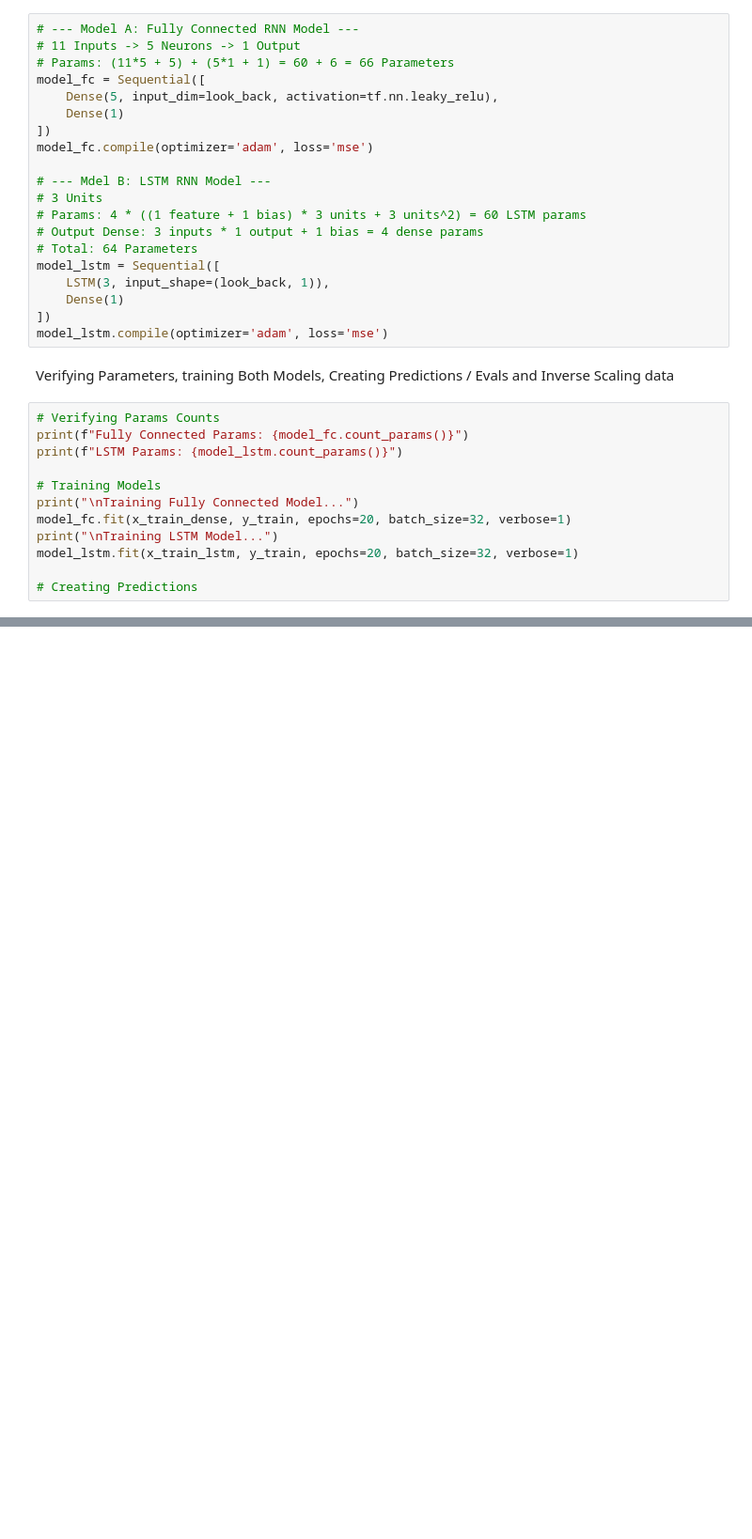
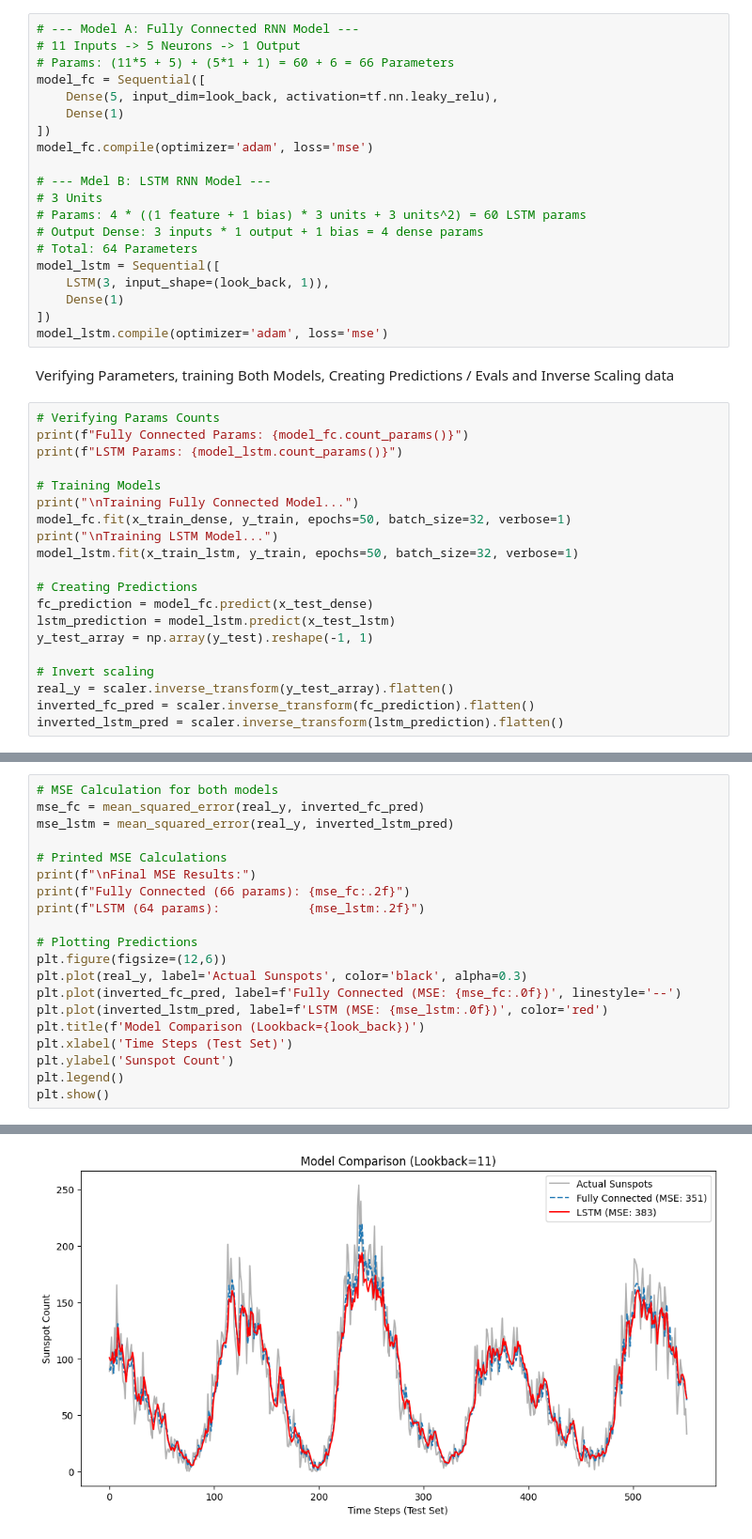
Before and after one commit to gregory-dort/machine-learning-fall25, a Jupyter notebook: rnn-models/rnn.ipynb, the cells around one changed output, grey strips where cells are left out. Shown: that part at 94% size. Saved outputs shown, nothing was run; the diff lists cells and outputs as text; blank space fills up the shorter version.

Commit message:
Completed code for rnn models

```diff
--- a/rnn-models/rnn.ipynb
+++ b/rnn-models/rnn.ipynb
@@ -81,8 +81,16 @@ print(f"LSTM Params: {model_lstm.count_params()}")
 
 # Training Models
 print("\nTraining Fully Connected Model...")
-model_fc.fit(x_train_dense, y_train, epochs=20, batch_size=32, verbose=1)
+model_fc.fit(x_train_dense, y_train, epochs=50, batch_size=32, verbose=1)
 print("\nTraining LSTM Model...")
-model_lstm.fit(x_train_lstm, y_train, epochs=20, batch_size=32, verbose=1)
+model_lstm.fit(x_train_lstm, y_train, epochs=50, batch_size=32, verbose=1)
 
 # Creating Predictions
+fc_prediction = model_fc.predict(x_test_dense)
+lstm_prediction = model_lstm.predict(x_test_lstm)
+y_test_array = np.array(y_test).reshape(-1, 1)
+
+# Invert scaling
+real_y = scaler.inverse_transform(y_test_array).flatten()
+inverted_fc_pred = scaler.inverse_transform(fc_prediction).flatten()
+inverted_lstm_pred = scaler.inverse_transform(lstm_prediction).flatten()
@@ -88,0 +117,21 @@ model_lstm.fit(x_train_lstm, y_train, epochs=20, batch_size=32, verbose=1)
+# %%
+# MSE Calculation for both models
+mse_fc = mean_squared_error(real_y, inverted_fc_pred)
+mse_lstm = mean_squared_error(real_y, inverted_lstm_pred)
+
+# Printed MSE Calculations
+print(f"\nFinal MSE Results:")
+print(f"Fully Connected (66 params): {mse_fc:.2f}")
+print(f"LSTM (64 params):            {mse_lstm:.2f}")
+
+# Plotting Predictions
+plt.figure(figsize=(12,6))
+plt.plot(real_y, label='Actual Sunspots', color='black', alpha=0.3)
+plt.plot(inverted_fc_pred, label=f'Fully Connected (MSE: {mse_fc:.0f})', linestyle='--')
+plt.plot(inverted_lstm_pred, label=f'LSTM (MSE: {mse_lstm:.0f})', color='red')
+plt.title(f'Model Comparison (Lookback={look_back})')
+plt.xlabel('Time Steps (Test Set)')
+plt.ylabel('Sunspot Count')
+plt.legend()
+plt.show()
+# %% [output]
@@ -88,0 +141 @@ model_lstm.fit(x_train_lstm, y_train, epochs=20, batch_size=32, verbose=1)
+[figure, added]
```
Also changed, not shown: parts of 5 cells of this notebook.
